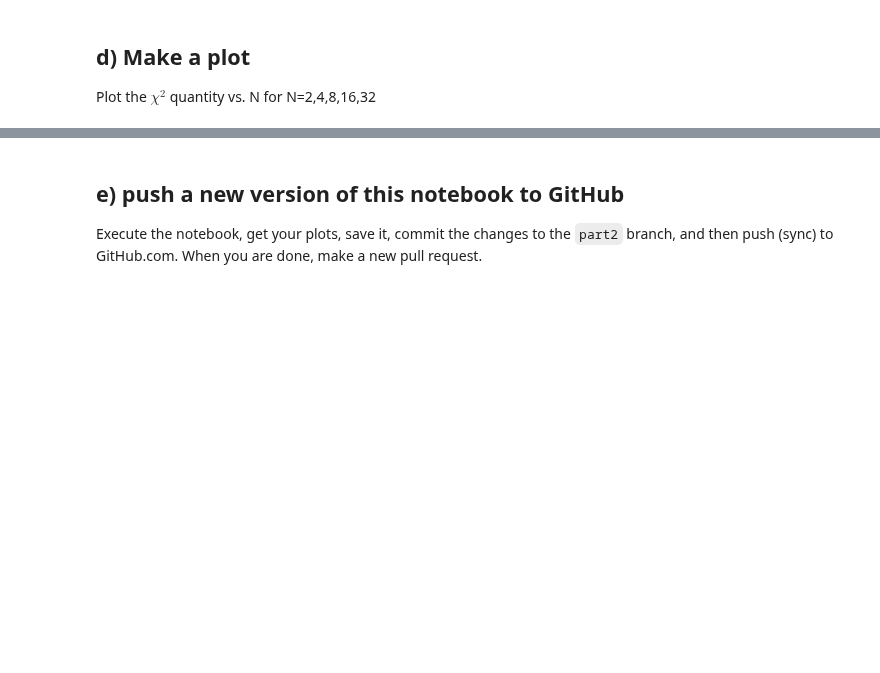
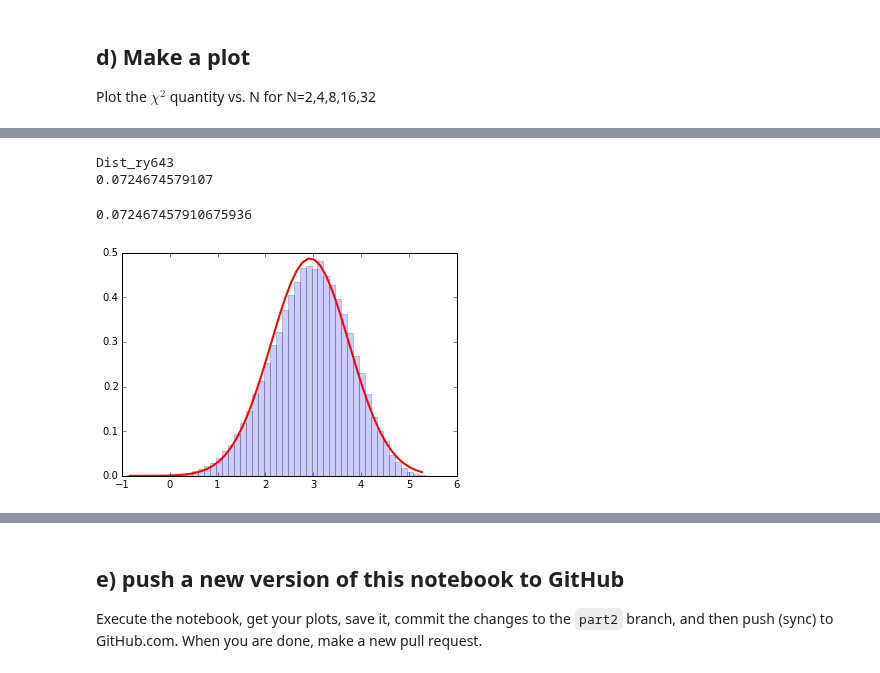
Before and after one commit to cranmer/intro-exp-phys-II, a Jupyter notebook: Central-Limit-Theorem.ipynb, the cells around one changed output, grey strips where cells are left out. Saved outputs shown, nothing was run; the diff lists cells and outputs as text; code cells hidden in the pictures; blank space fills up the shorter version.

```diff
--- a/Central-Limit-Theorem.ipynb
+++ b/Central-Limit-Theorem.ipynb
@@ -252,0 +416,7 @@ Plot the $\chi^2$ quantity vs. N for N=2,4,8,16,32
+# %%
+do_random_convolution_with_chi2(ok_distributions_list,4)
+# %% [output]
+Dist_ry643
+0.0724674579107
+0.072467457910675936
+[figure, added]
```
Also changed, not shown: parts of 23 cells of this notebook.
